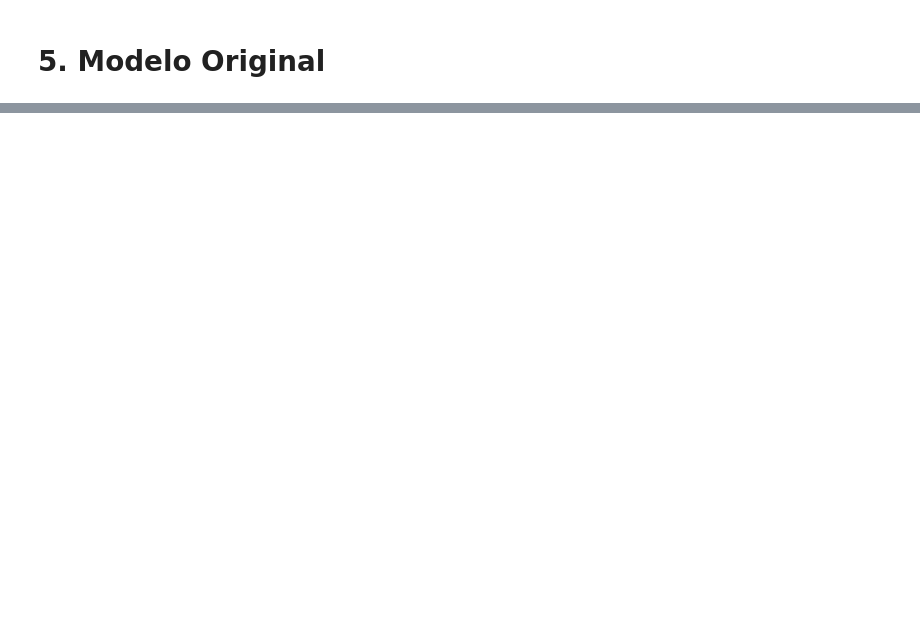
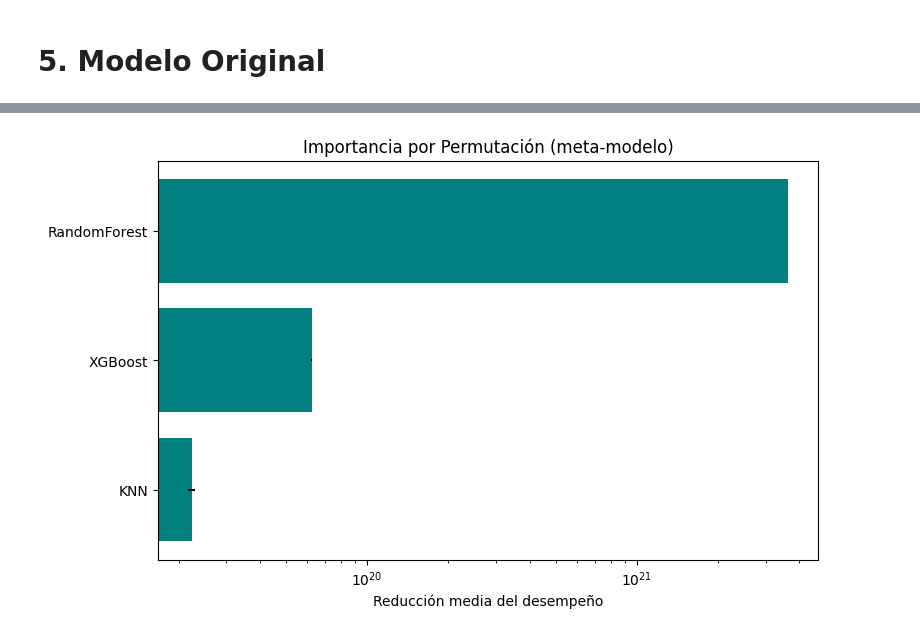
Before and after one commit to TawnyVTC/book, a Jupyter notebook: ModeloOriginal.ipynb, the cells around one changed output, grey strips where cells are left out. Saved outputs shown, nothing was run; the diff lists cells and outputs as text; code cells hidden in the pictures; blank space fills up the shorter version.

```diff
--- a/ModeloOriginal.ipynb
+++ b/ModeloOriginal.ipynb
@@ -126,0 +286,32 @@ El modelo ensamblado tiene un desempeño robusto y estable. Explica un alto porc
+# %%
+# Usamos el conjunto de test para evaluar la importancia
+result = permutation_importance(
+    meta_model, X_meta_test, y_test,
+    n_repeats=10,        # repeticiones para robustez
+    scoring='neg_mean_squared_error',
+    random_state=42,
+    n_jobs=-1
+)
+# %%
+# Etiquetas de las variables base
+feature_names = ['XGBoost', 'RandomForest', 'KNN']
+
+# Ordenar por importancia media
+sorted_idx = result.importances_mean.argsort()
+
+plt.figure(figsize=(8, 5))
+plt.barh(
+    range(len(sorted_idx)),
+    result.importances_mean[sorted_idx],
+    xerr=result.importances_std[sorted_idx],
+    align='center',
+    color='teal'  # Cambia el color aquí
+)
+plt.yticks(range(len(sorted_idx)), np.array(feature_names)[sorted_idx])
+plt.title("Importancia por Permutación (meta-modelo)")
+plt.xlabel("Reducción media del desempeño")
+plt.xscale('log')  # Si estás usando escala logarítmica
+plt.tight_layout()
+plt.show()
+# %% [output]
+[figure, added]
```
Also changed, not shown: parts of 20 cells of this notebook, 2 other files.
